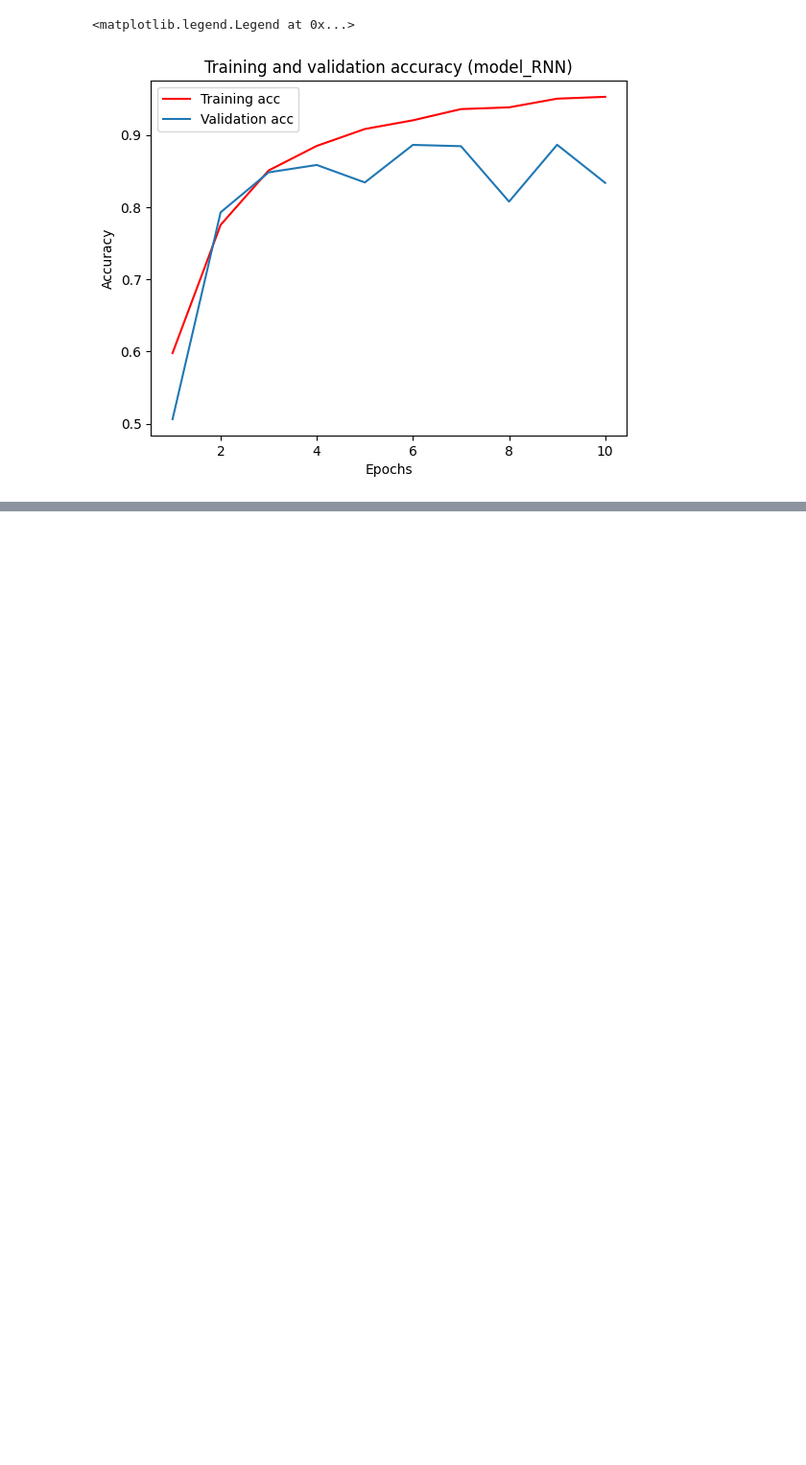
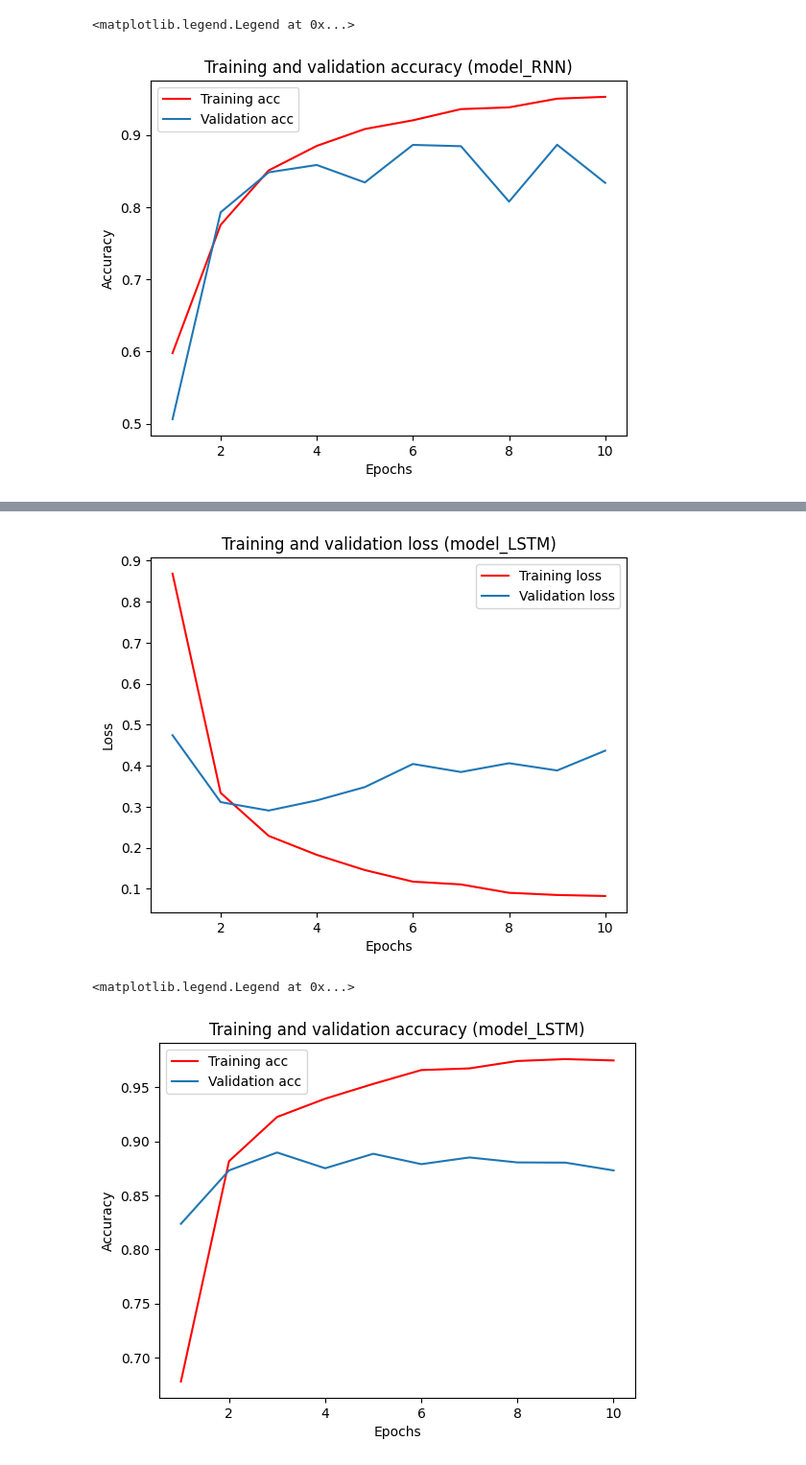
Before and after one commit to evgen-kulik/data_science_hw11, a Jupyter notebook: HW_11.ipynb, the cells around one changed output, grey strips where cells are left out. Shown at 96% size. Saved outputs shown, nothing was run; the diff lists cells and outputs as text; code cells hidden in the pictures; blank space fills up the shorter version.

```diff
--- a/HW_11.ipynb
+++ b/HW_11.ipynb
@@ -134,0 +182,9 @@ plt.legend()
+# %%
+model_name = 'model_LSTM'
+
+history = model.fit(input_train, y_train, epochs=10, batch_size=128, validation_split=0.2)
+# Запускаємо навчання моделі на тренувальних даних для 5 епох з розміром пакету 128 та розбиттям на тренувальну та валідаційну підмножини
+
+# Оцінка точності на тестових даних
+test_loss, test_acc = model.evaluate(input_test, y_test)
+print(f'Test accuracy: {test_acc}')
@@ -134,0 +209,29 @@ plt.legend()
+# %%
+# Візуалізуємо результати навчання
+import matplotlib.pyplot as plt
+
+
+history_dict = history.history
+# print(history_dict.keys())
+
+epochs = range(1, len(history_dict['acc']) + 1)
+
+plt.plot(epochs, history_dict['loss'], label='Training loss', color="r")
+plt.plot(epochs, history_dict['val_loss'], label='Validation loss')
+plt.title(f'Training and validation loss ({model_name})')
+plt.xlabel('Epochs')
+plt.ylabel('Loss')
+plt.legend()
+plt.show()
+
+plt.clf()
+plt.plot(epochs, history_dict['acc'], label='Training acc', color="r")
+plt.plot(epochs, history_dict['val_acc'], label='Validation acc')
+plt.title(f'Training and validation accuracy ({model_name})')
+plt.xlabel('Epochs')
+plt.ylabel('Accuracy')
+plt.legend()
+# %% [output]
+[figure, added]
+<matplotlib.legend.Legend at 0x...>
+[figure, added]
```
Also changed, not shown: parts of 7 cells of this notebook.
